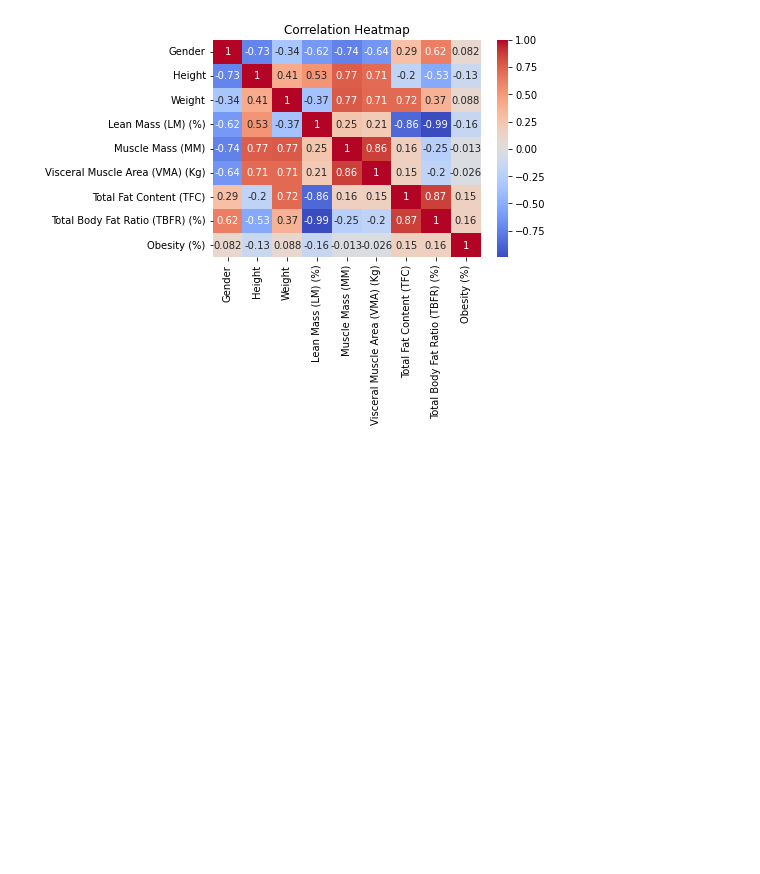
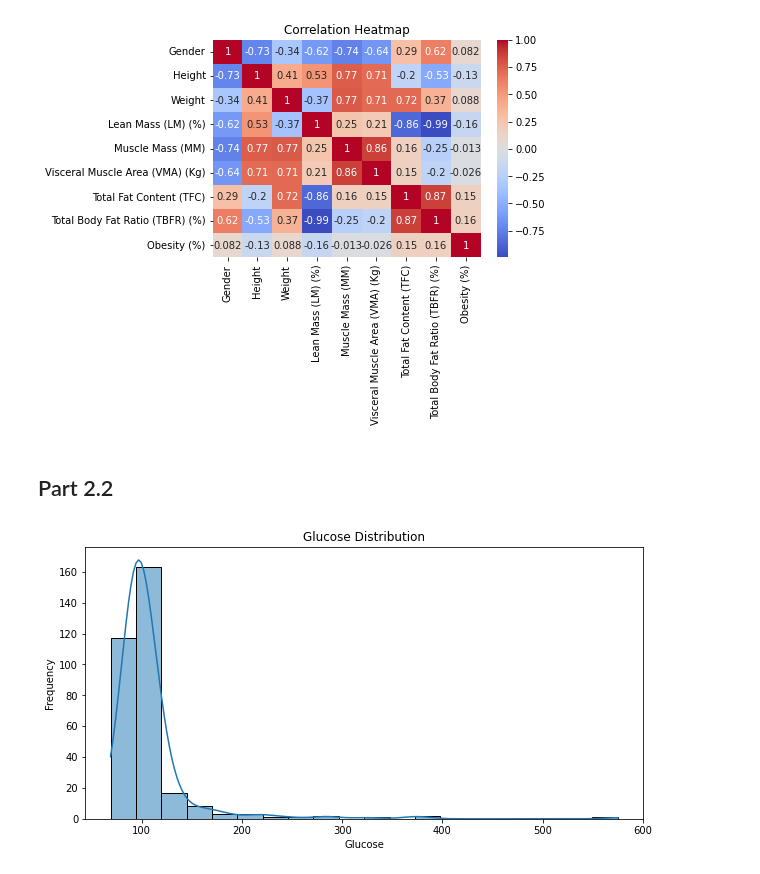
Before and after one commit to USF-AI-Fall-2025/assignment-02-logic-ajcatoiu, a Jupyter notebook: Charts.ipynb, the cells around one changed output. Saved outputs shown, nothing was run; the diff lists cells and outputs as text; code cells hidden in the pictures; blank space fills up the shorter version.

Commit message:
response to part 2.2

```diff
--- a/Charts.ipynb
+++ b/Charts.ipynb
@@ -27,3 +27,5 @@ plt.title("Correlation Heatmap")
 plt.show()
 # %% [output]
 [figure]
+# %% [markdown]
+## Part 2.2
@@ -29,0 +34,13 @@ plt.show()
+# %%
+di = DataInvestigator(df)
+glucose_index = di.get_label_index("Glucose")
+glucose_values = di.get_values(glucose_index)
+# %%
+plt.figure(figsize=(10,5))
+sns.histplot(glucose_values, kde=True, bins=20)
+plt.title("Glucose Distribution")
+plt.xlabel("Glucose")
+plt.ylabel("Frequency")
+plt.show()
+# %% [output]
+[figure, added]
```
Also changed, not shown: parts of 3 cells of this notebook.
